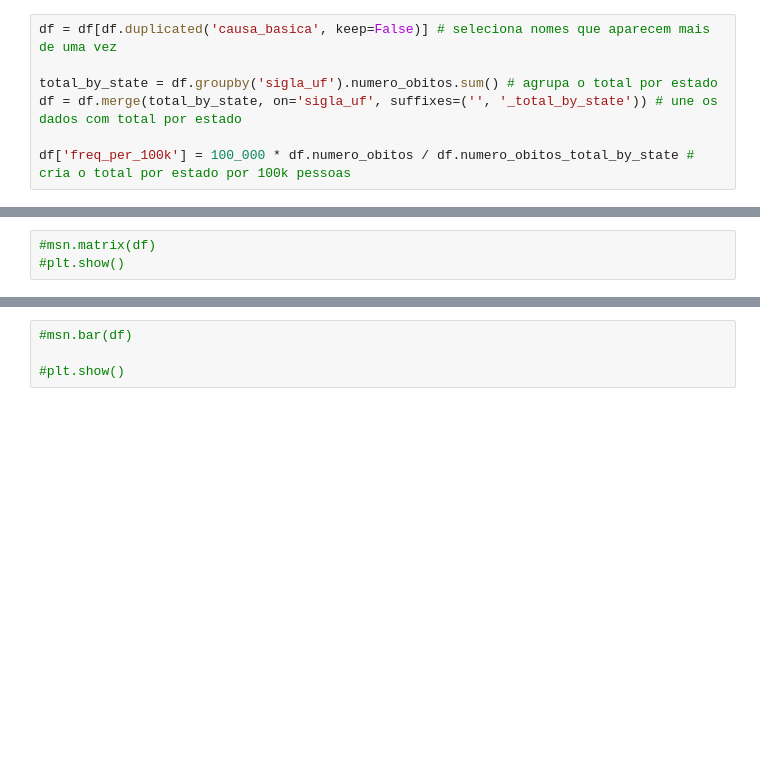
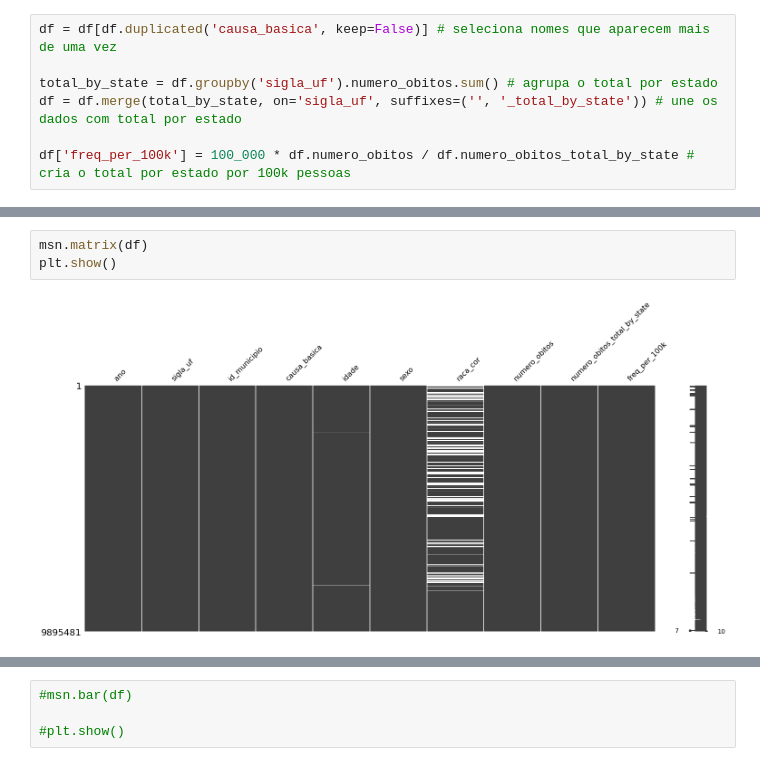
Before and after one commit to lucastbeloni/Sistema-de-Informacoes-sobre-Mortalidade, a Jupyter notebook: SIM.ipynb, the cells around one changed output, grey strips where cells are left out. Cells and saved outputs as stored; diff of their text form; blank space fills up the shorter version.

```diff
--- a/SIM.ipynb
+++ b/SIM.ipynb
@@ -52,6 +52,8 @@ memory usage: 1.9+ GB
 # %%
-#msn.matrix(df)
-#plt.show()
+msn.matrix(df)
+plt.show()
+# %% [output]
+[figure, added]
 # %%
 df.isnull().sum()
 # %% [output]
```
Also changed, not shown: parts of 14 cells of this notebook.
